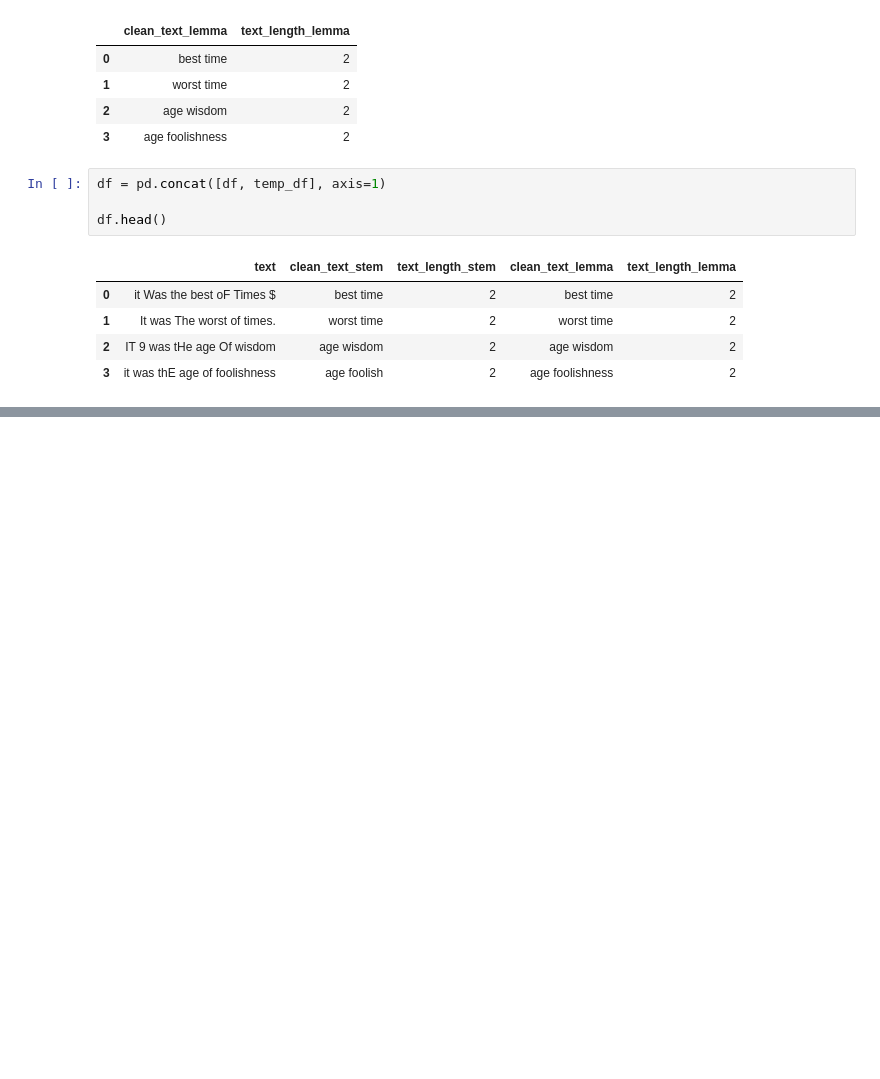
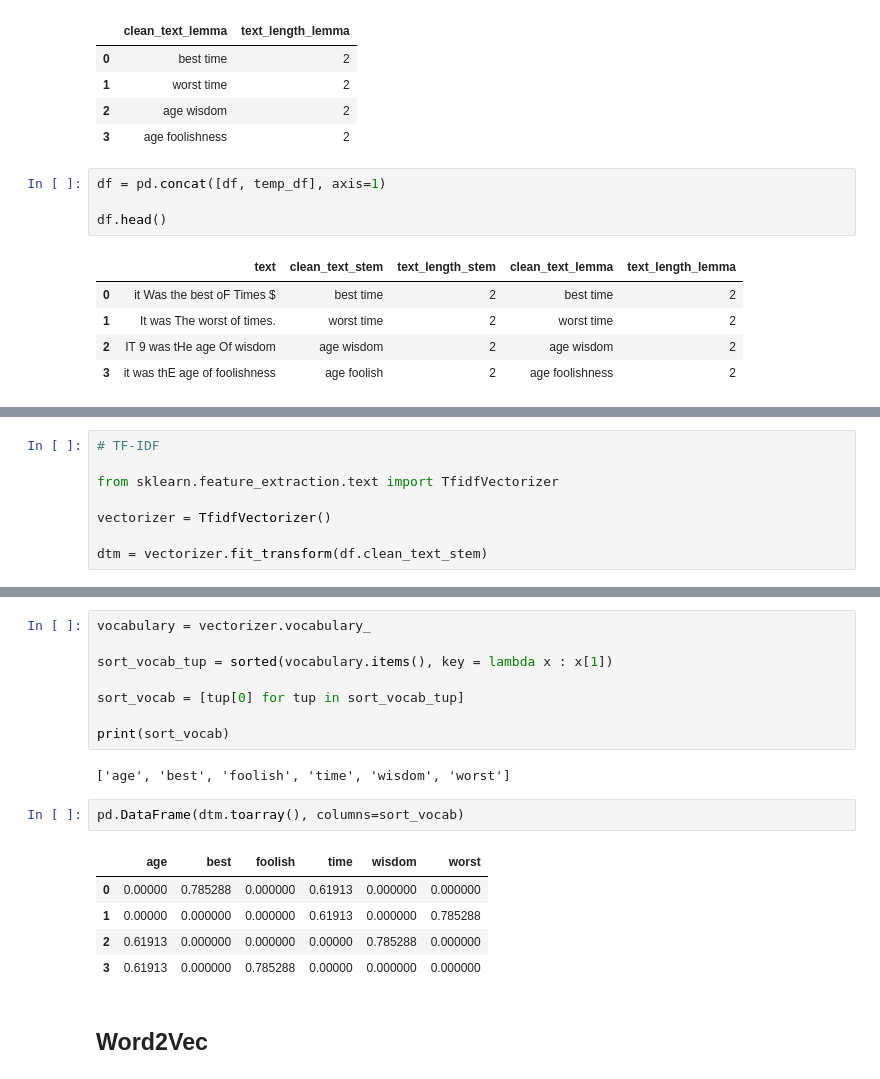
Before and after one commit to bansalkanav/Ultimate-Data-Science-Toolkit---From-Python-Basics-to-GenerativeAI, a Jupyter notebook: Module 4 - Machine Learning/02. Working with Text Data/1_text_preprocessing.ipynb, the cells around one changed output, grey strips where cells are left out. Cells and saved outputs as stored; diff of their text form; blank space fills up the shorter version.

```diff
--- a/Module 4 - Machine Learning/02. Working with Text Data/1_text_preprocessing.ipynb
+++ b/Module 4 - Machine Learning/02. Working with Text Data/1_text_preprocessing.ipynb
@@ -278,0 +329,8 @@ df.head()
+# %%
+# TF-IDF
+
+from sklearn.feature_extraction.text import TfidfVectorizer
+
+vectorizer = TfidfVectorizer()
+
+dtm = vectorizer.fit_transform(df.clean_text_stem)
@@ -278,0 +350,20 @@ df.head()
+# %%
+vocabulary = vectorizer.vocabulary_
+
+sort_vocab_tup = sorted(vocabulary.items(), key = lambda x : x[1])
+
+sort_vocab = [tup[0] for tup in sort_vocab_tup]
+
+print(sort_vocab)
+# %% [output]
+['age', 'best', 'foolish', 'time', 'wisdom', 'worst']
+# %%
+pd.DataFrame(dtm.toarray(), columns=sort_vocab)
+# %% [output]
+|  | age | best | foolish | time | wisdom | worst |
+| 0 | 0.00000 | 0.785288 | 0.000000 | 0.61913 | 0.000000 | 0.000000 |
+| 1 | 0.00000 | 0.000000 | 0.000000 | 0.61913 | 0.000000 | 0.785288 |
+| 2 | 0.61913 | 0.000000 | 0.000000 | 0.00000 | 0.785288 | 0.000000 |
+| 3 | 0.61913 | 0.000000 | 0.785288 | 0.00000 | 0.000000 | 0.000000 |
+# %% [markdown]
+## Word2Vec
```
Also changed, not shown: parts of 51 cells of this notebook.
